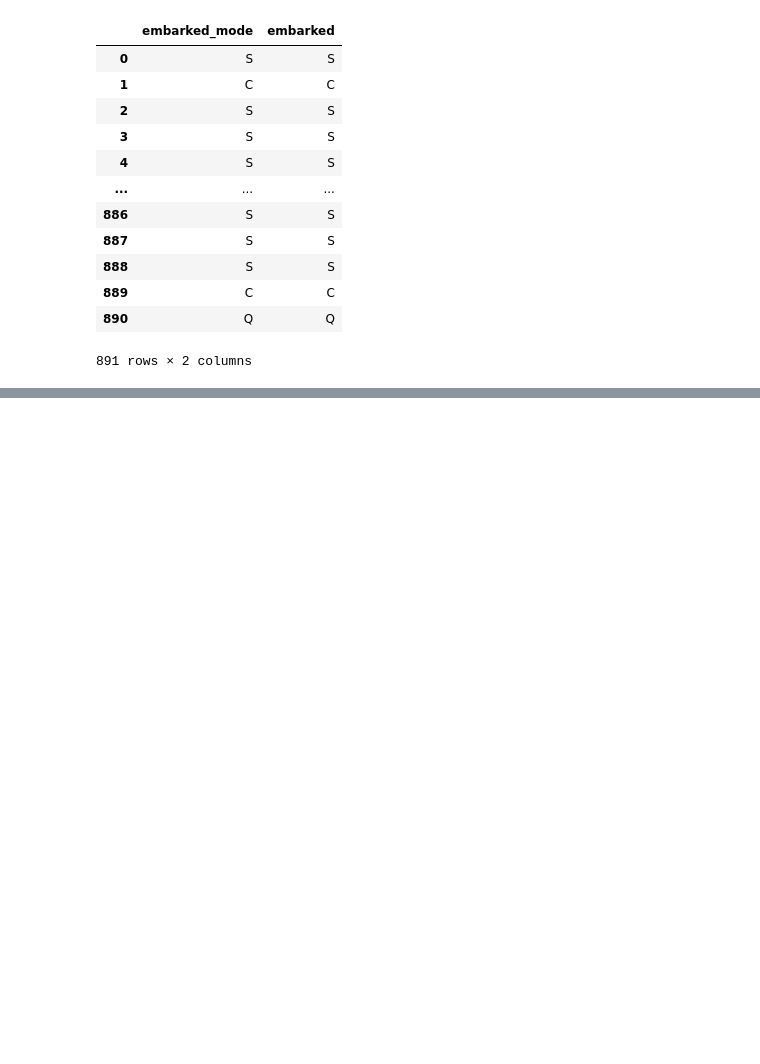
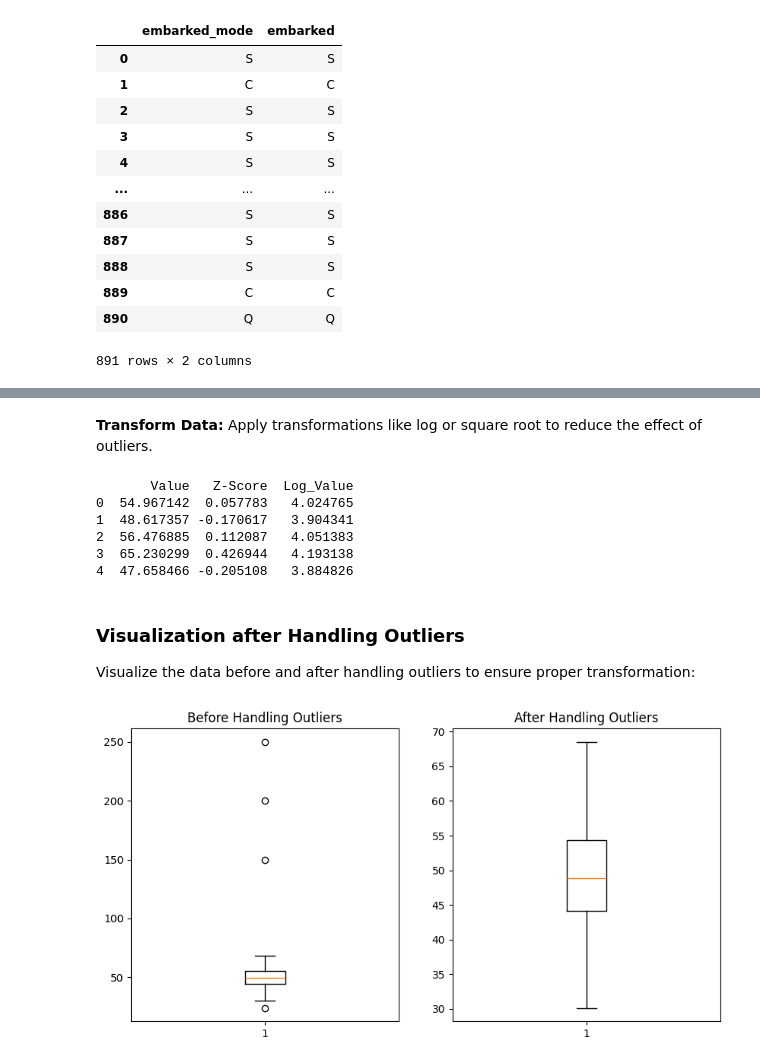
Before and after one commit to 1sumer/Python, a Jupyter notebook: Statistics/Handling Missing.ipynb, the cells around one changed output, grey strips where cells are left out. Drawn from its saved outputs; the diff is of its cells as text; code cells hidden in the pictures; blank space fills up the shorter version.

```diff
--- a/Statistics/Handling Missing.ipynb
+++ b/Statistics/Handling Missing.ipynb
@@ -172,0 +249,3 @@ df['embarked'].isnull().sum()
+# %%
+df_cleaned = df[(df['Value'] >= lower_bound) & (df['Value'] <= upper_bound)]
+print("Dataset after removing outliers:\n", df_cleaned)
@@ -172,0 +268,31 @@ df['embarked'].isnull().sum()
+# %% [markdown]
+**Transform Data:** Apply transformations like log or square root to reduce the effect of outliers.
+# %%
+df['Log_Value'] = np.log(df['Value'] + 1)  # Adding 1 to avoid log(0)
+print(df.head())
+# %% [output]
+       Value   Z-Score  Log_Value
+0  54.967142  0.057783   4.024765
+1  48.617357 -0.170617   3.904341
+2  56.476885  0.112087   4.051383
+3  65.230299  0.426944   4.193138
+4  47.658466 -0.205108   3.884826
+# %% [markdown]
+### **Visualization after Handling Outliers**
+
+Visualize the data before and after handling outliers to ensure proper transformation:
+# %%
+# Before and After Comparison
+plt.figure(figsize=(10, 5))
+
+plt.subplot(1, 2, 1)
+plt.boxplot(df['Value'])
+plt.title('Before Handling Outliers')
+
+plt.subplot(1, 2, 2)
+plt.boxplot(df_cleaned['Value'])
+plt.title('After Handling Outliers')
+
+plt.show()
+# %% [output]
+[figure, added]
```
Also changed, not shown: parts of 15 cells of this notebook.
